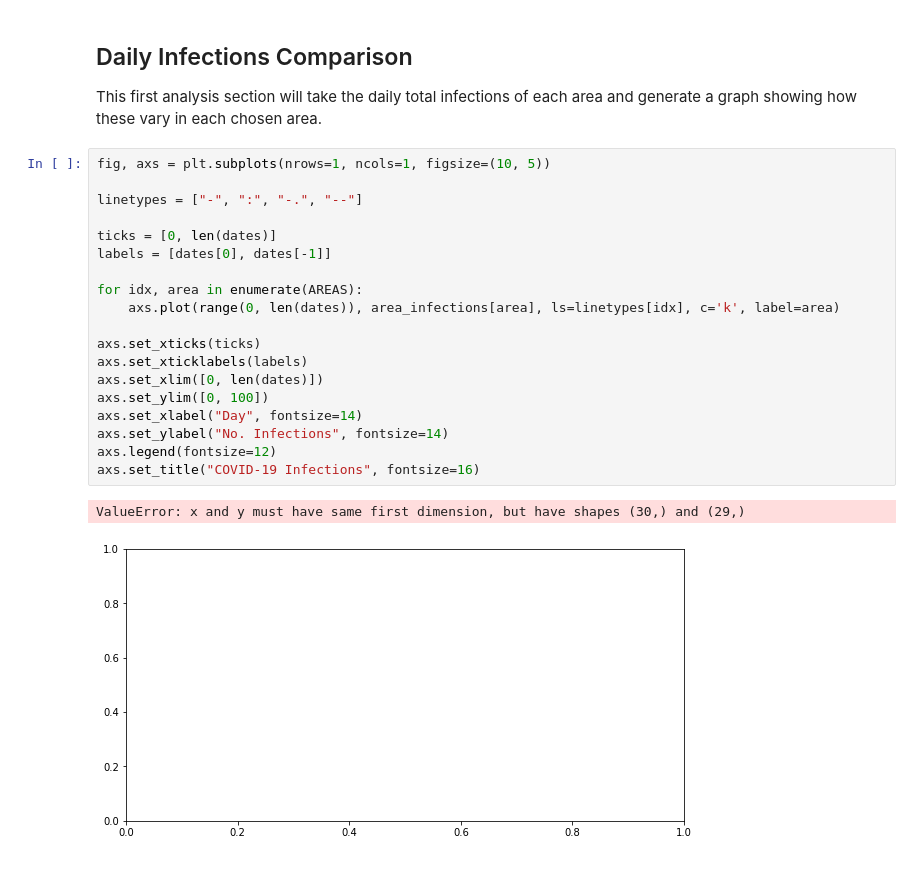
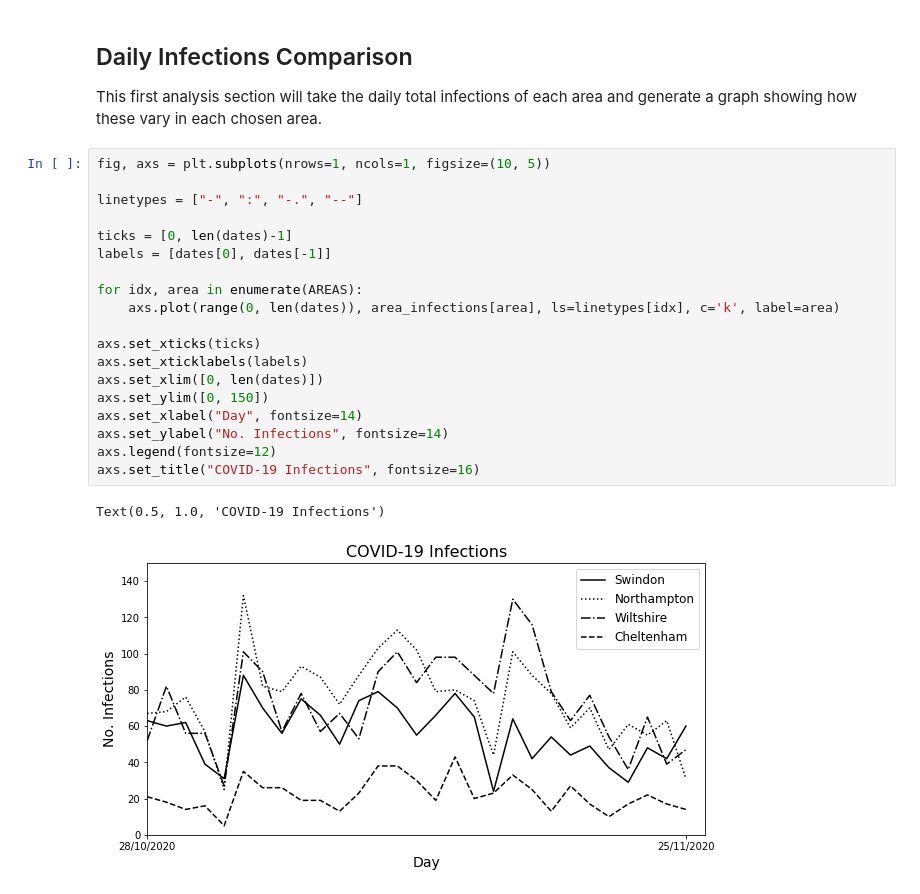
Before and after one commit to Sciprios/SwindonCovid, a Jupyter notebook: Infection Comparison.ipynb, the cells around one changed output. Drawn from its saved outputs; the diff is of its cells as text.

```diff
--- a/Infection Comparison.ipynb
+++ b/Infection Comparison.ipynb
@@ -54,22 +54,22 @@ This first analysis section will take the daily total infections of each area an
 # %%
 fig, axs = plt.subplots(nrows=1, ncols=1, figsize=(10, 5))
 
 linetypes = ["-", ":", "-.", "--"]
 
-ticks = [0, len(dates)]
+ticks = [0, len(dates)-1]
 labels = [dates[0], dates[-1]]
 
 for idx, area in enumerate(AREAS):
     axs.plot(range(0, len(dates)), area_infections[area], ls=linetypes[idx], c='k', label=area)
 
 axs.set_xticks(ticks)
 axs.set_xticklabels(labels)
 axs.set_xlim([0, len(dates)])
-axs.set_ylim([0, 100])
+axs.set_ylim([0, 150])
 axs.set_xlabel("Day", fontsize=14)
 axs.set_ylabel("No. Infections", fontsize=14)
 axs.legend(fontsize=12)
 axs.set_title("COVID-19 Infections", fontsize=16)
 # %% [output]
-ValueError: x and y must have same first dimension, but have shapes (30,) and (29,)
+Text(0.5, 1.0, 'COVID-19 Infections')
-[figure, old version]
+[figure, new version]
```
Also changed, not shown: parts of 2 cells of this notebook.
